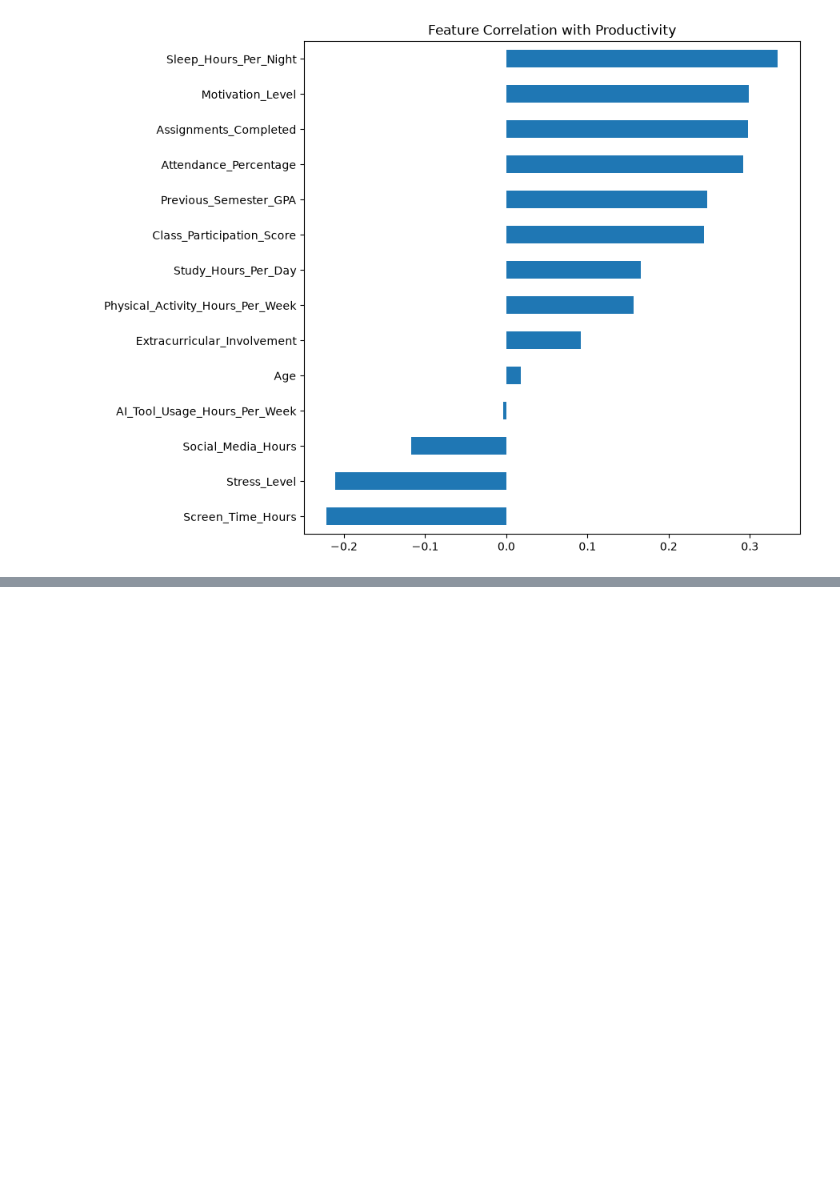
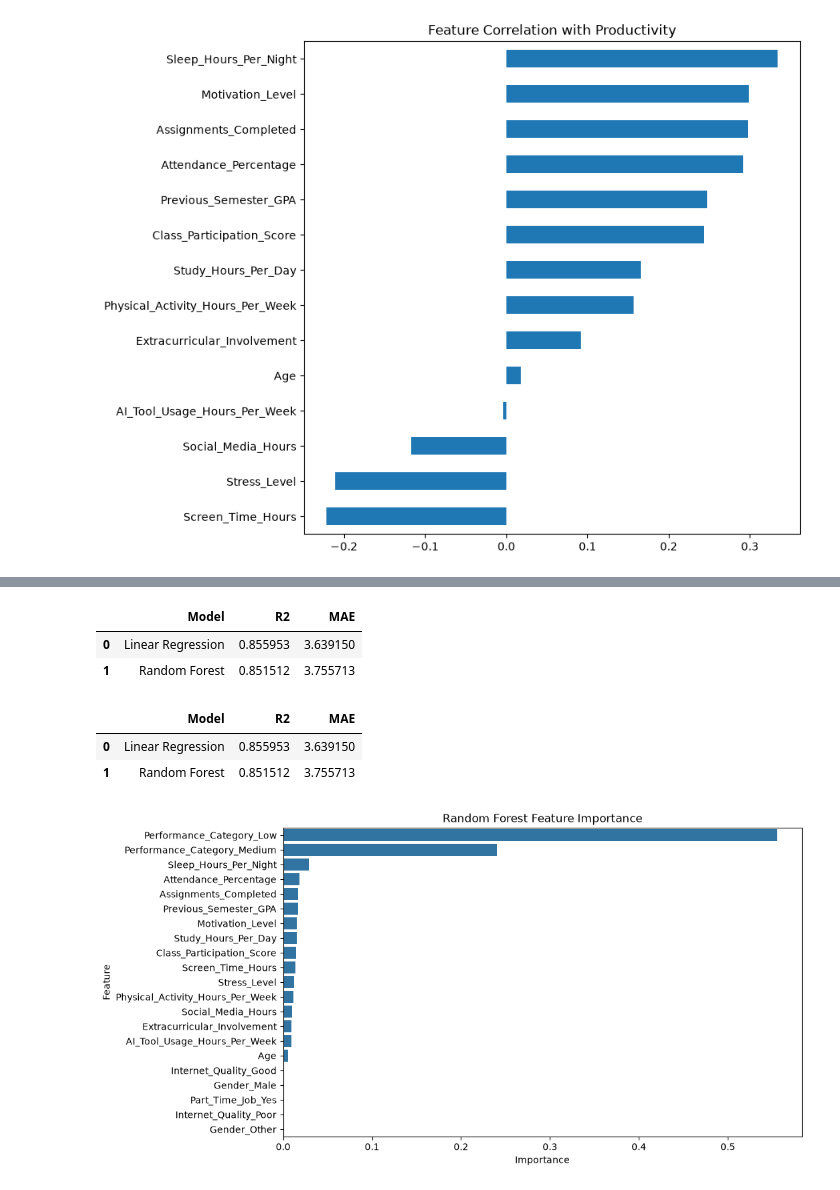
Before and after one commit to Bhavya2007-18/MACHINE-LEARNING, a Jupyter notebook: projects/1st_ml-model/data.ipynb, the cells around one changed output, grey strips where cells are left out. Drawn from its saved outputs; the diff is of its cells as text; code cells hidden in the pictures; blank space fills up the shorter version.

```diff
--- a/projects/1st_ml-model/data.ipynb
+++ b/projects/1st_ml-model/data.ipynb
@@ -500,0 +631,14 @@ plt.show()
+# %%
+from sklearn.ensemble import RandomForestRegressor
+
+rf_model = RandomForestRegressor(
+    n_estimators=100,
+    random_state=42
+)
+# %%
+rf_model.fit(
+    X_train,
+    y_train
+)
+
+rf_pred = rf_model.predict(X_test)
@@ -500,0 +672,54 @@ plt.show()
+# %%
+importance = pd.DataFrame(
+    {
+        "Feature": X.columns,
+        "Importance": rf_model.feature_importances_
+    }
+)
+
+importance.sort_values(
+    by="Importance",
+    ascending=False
+)
+# %% [output]
+|  | Model | R2 | MAE |
+| 0 | Linear Regression | 0.855953 | 3.639150 |
+| 1 | Random Forest | 0.851512 | 3.755713 |
+# %%
+results = pd.DataFrame({
+    "Model": [
+        "Linear Regression",
+        "Random Forest"
+    ],
+    "R2": [
+        r2,
+        rf_r2
+    ],
+    "MAE": [
+        mae,
+        rf_mae
+    ]
+})
+
+results
+# %% [output]
+|  | Model | R2 | MAE |
+| 0 | Linear Regression | 0.855953 | 3.639150 |
+| 1 | Random Forest | 0.851512 | 3.755713 |
+# %%
+plt.figure(figsize=(10,6))
+
+sns.barplot(
+    data=importance.sort_values(
+        by="Importance",
+        ascending=False
+    ),
+    x="Importance",
+    y="Feature"
+)
+
+plt.title("Random Forest Feature Importance")
+
+plt.show()
+# %% [output]
+[figure, added]
```
Also changed, not shown: parts of 14 cells of this notebook.
